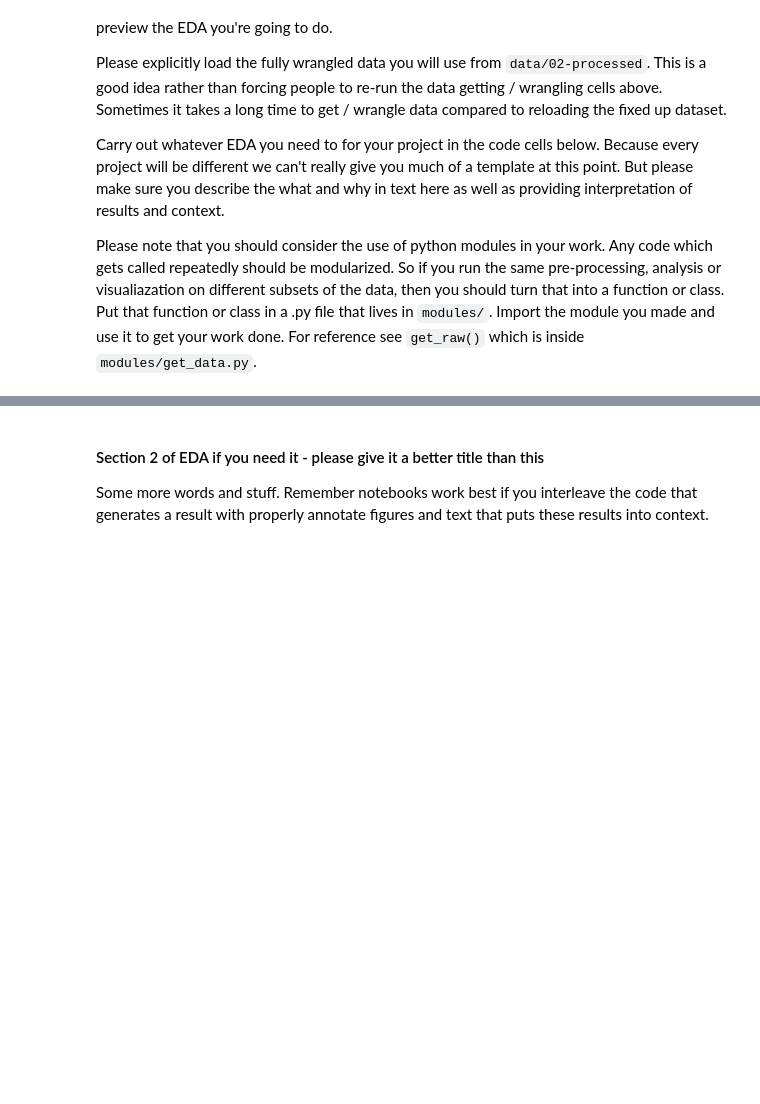
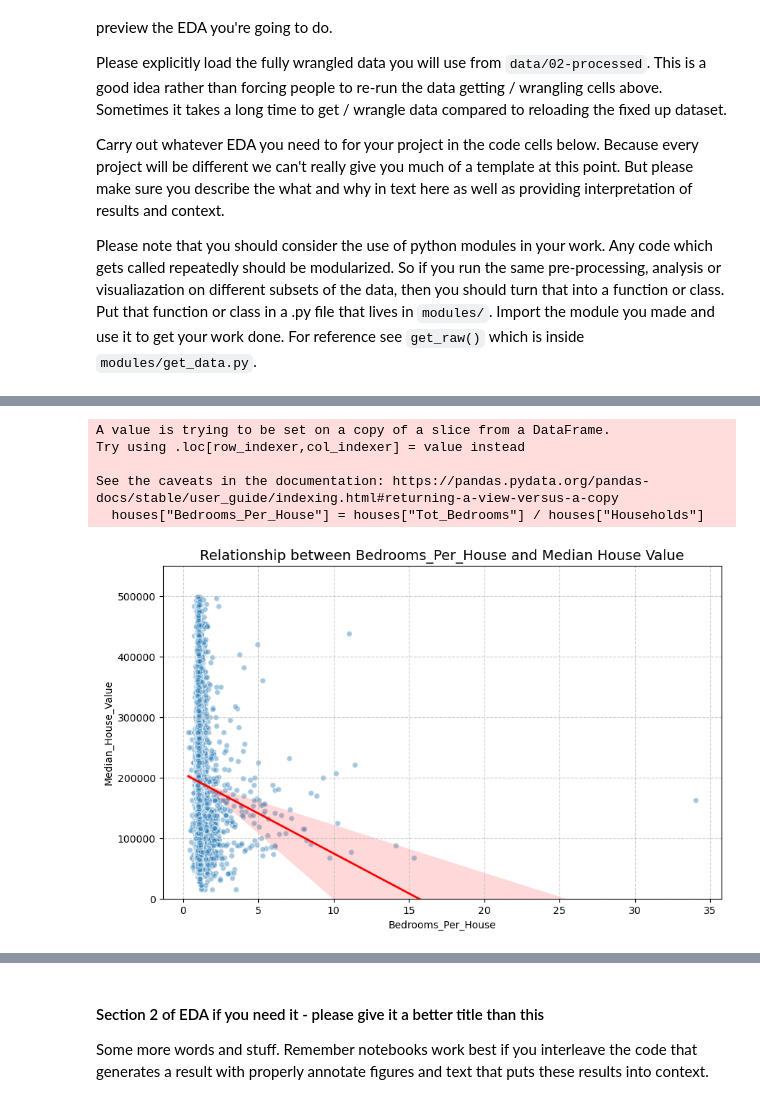
Before and after one commit to COGS108/Group091_WI26, a Jupyter notebook: 02-EDACheckpoint.ipynb, the cells around one changed output, grey strips where cells are left out. Cells and saved outputs as stored; diff of their text form; code cells hidden in the pictures; blank space fills up the shorter version.

Commit message:
added EDA for total bedrooms

```diff
--- a/02-EDACheckpoint.ipynb
+++ b/02-EDACheckpoint.ipynb
@@ -466,0 +464,10 @@ Some more words and stuff.  Remember notebooks work best if you interleave the c
+# %%
+def create_linreg_plot(column):
+    plt.figure(figsize=(10, 6))
+    sns.regplot(data=houses, x=column, y='Median_House_Value',
+                scatter_kws={'alpha':0.4, 's':30, 'edgecolor':'w'},
+                line_kws={'color':'red', 'lw':2})
+    plt.title(f'Relationship between {column} and Median House Value', fontsize=14)
+    plt.grid(True, linestyle='--', alpha=0.6)
+    plt.ylim(0, None)
+    plt.show()
@@ -466,0 +476,11 @@ Some more words and stuff.  Remember notebooks work best if you interleave the c
+# %%
+houses = houses.query("Median_House_Value<500000")
+houses["Bedrooms_Per_House"] = houses["Tot_Bedrooms"] / houses["Households"]
+create_linreg_plot("Bedrooms_Per_House")
+# %% [output]
+A value is trying to be set on a copy of a slice from a DataFrame.
+Try using .loc[row_indexer,col_indexer] = value instead
+
+See the caveats in the documentation: https://pandas.pydata.org/pandas-docs/stable/user_guide/indexing.html#returning-a-view-versus-a-copy
+  houses["Bedrooms_Per_House"] = houses["Tot_Bedrooms"] / houses["Households"]
+[figure, added]
```
Also changed, not shown: parts of 17 cells of this notebook, 2 other files.
